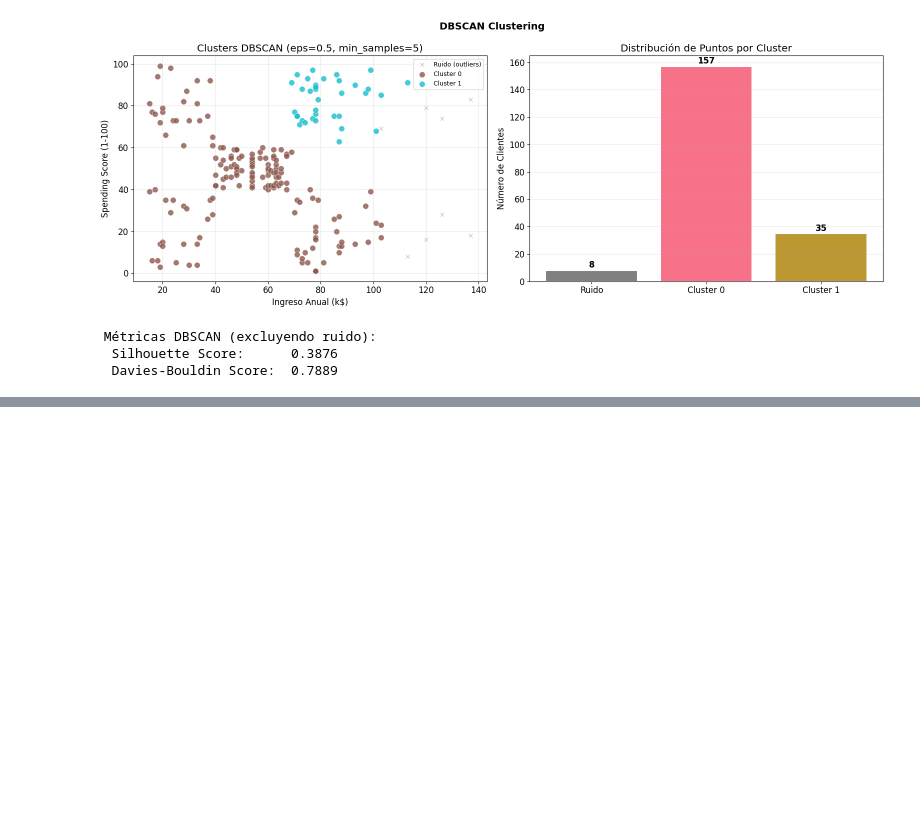
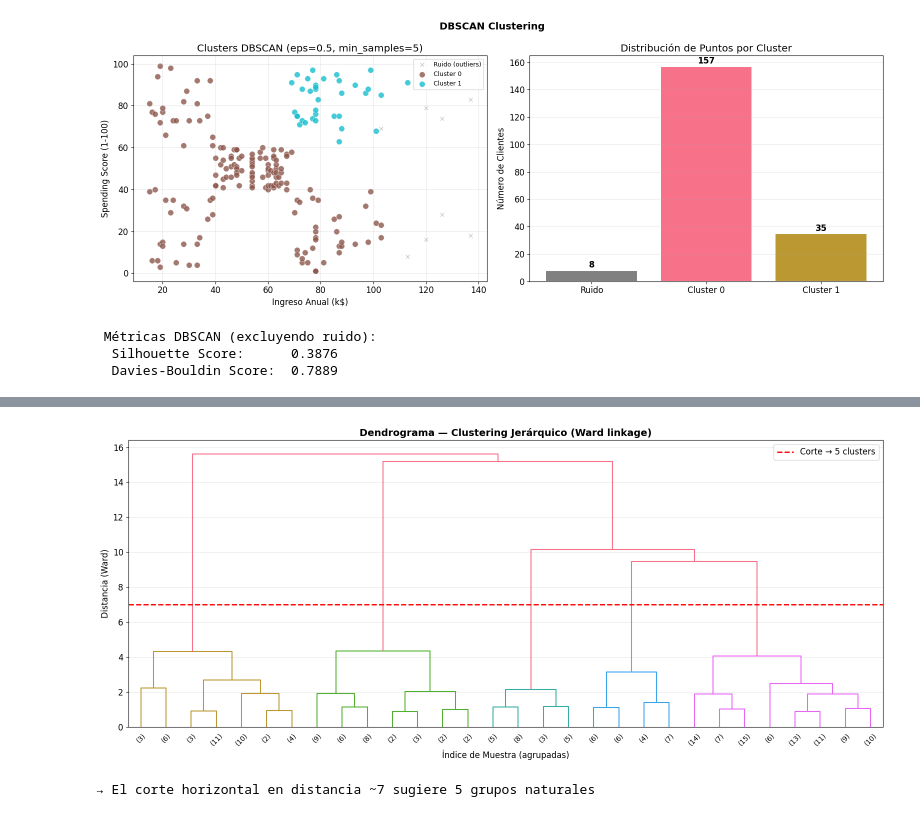
Before and after one commit to DaihanaMora/ML-Cancer-Market, a Jupyter notebook: Agrupamiento_Clientes.ipynb, the cells around one changed output, grey strips where cells are left out. Cells and saved outputs as stored; diff of their text form; code cells hidden in the pictures; blank space fills up the shorter version.

Commit message:
feat: dendrograma y clustering jerárquico

```diff
--- a/Agrupamiento_Clientes.ipynb
+++ b/Agrupamiento_Clientes.ipynb
@@ -526,0 +541,20 @@ else:
+# %%
+# Dendrograma
+fig, ax = plt.subplots(figsize=(16, 7))
+Z = linkage(X_2d_scaled, method='ward')
+dend = dendrogram(Z, truncate_mode='lastp', p=30,
+                  leaf_rotation=45, leaf_font_size=10,
+                  color_threshold=7, ax=ax)
+ax.axhline(y=7, color='red', linestyle='--', linewidth=2, label='Corte → 5 clusters')
+ax.set_title('Dendrograma — Clustering Jerárquico (Ward linkage)', fontsize=14, fontweight='bold')
+ax.set_xlabel('Índice de Muestra (agrupadas)')
+ax.set_ylabel('Distancia (Ward)')
+ax.legend()
+ax.grid(axis='y', alpha=0.3)
+plt.tight_layout()
+plt.savefig('jerarquico_dendrograma.png', dpi=150, bbox_inches='tight')
+plt.show()
+print("→ El corte horizontal en distancia ~7 sugiere 5 grupos naturales")
+# %% [output]
+[figure, added]
+→ El corte horizontal en distancia ~7 sugiere 5 grupos naturales
```
Also changed, not shown: parts of 1 cell of this notebook.
